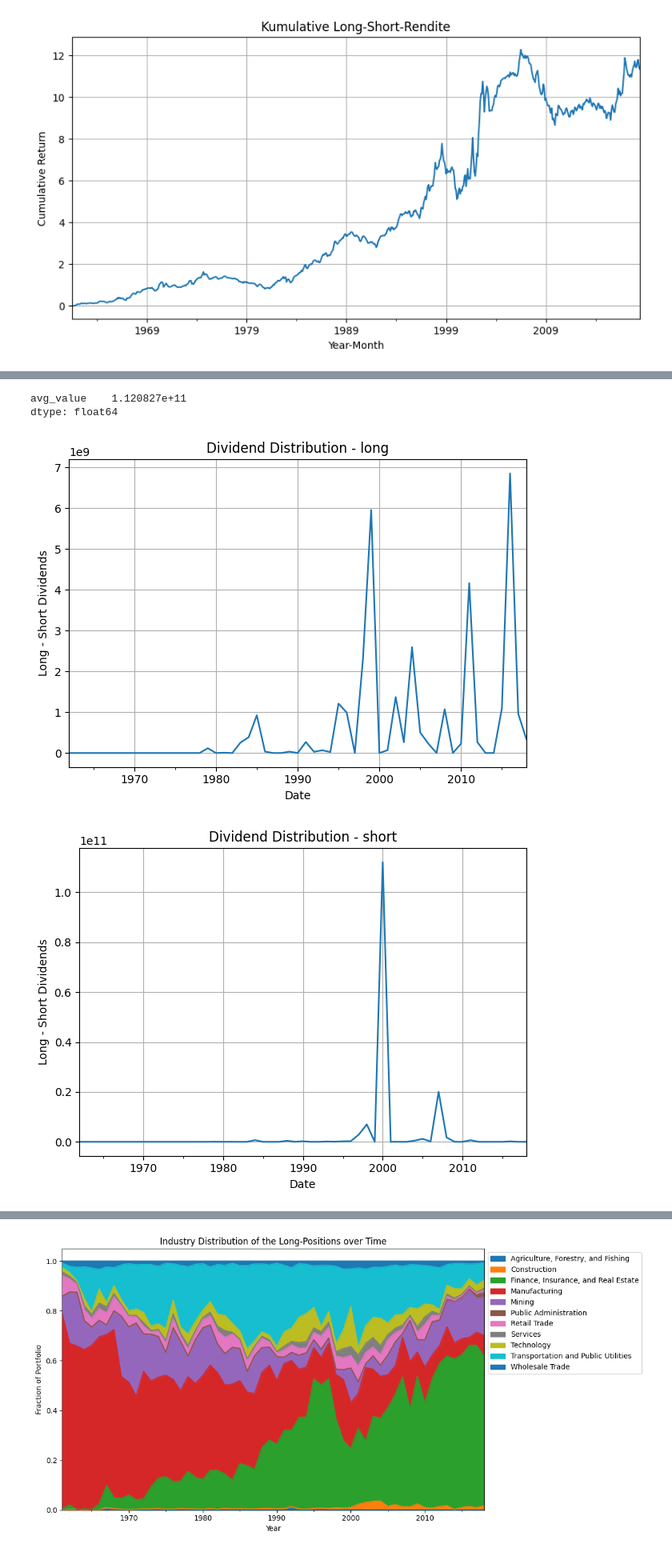
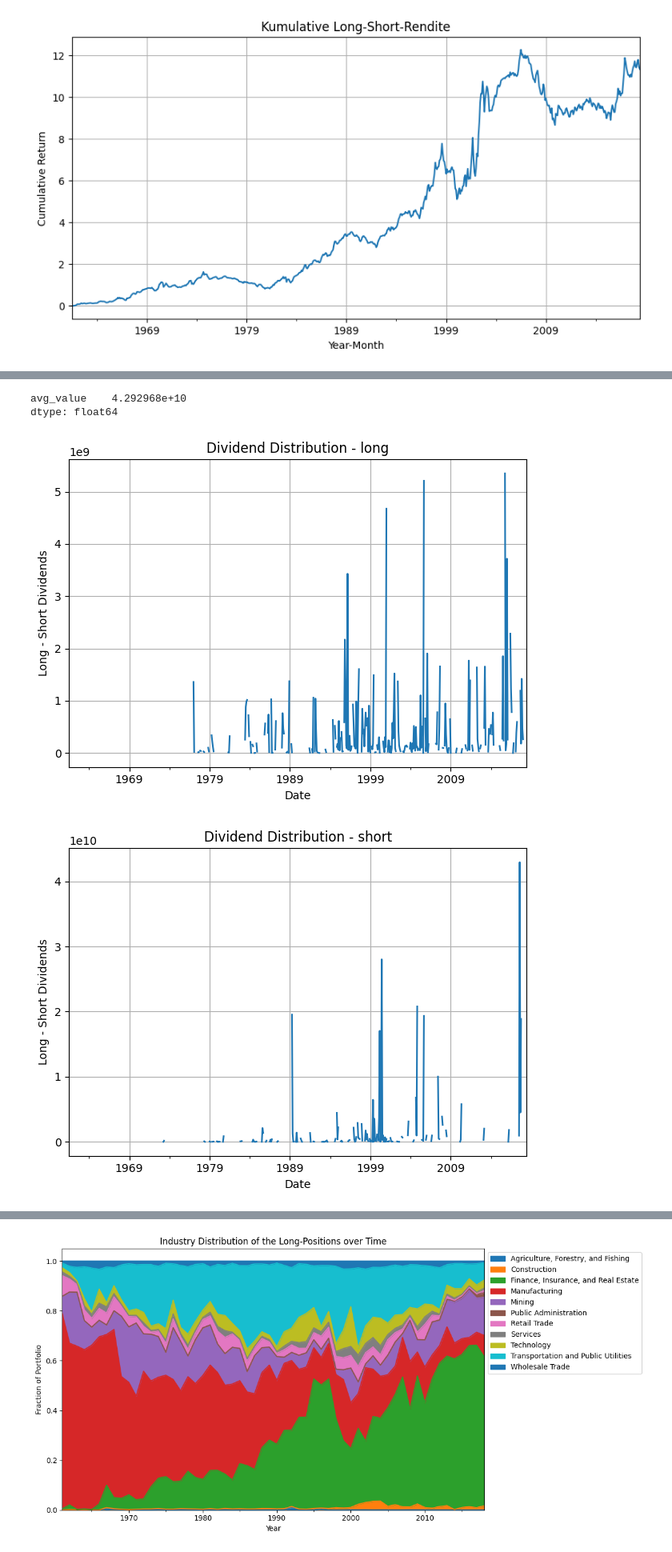
Before and after one commit to justusschenk/valueinvesting, a Jupyter notebook: Portfolio-composition.ipynb, the cells around one changed output, grey strips where cells are left out. Shown at 80% size. Cells and saved outputs as stored; diff of their text form; code cells hidden in the pictures.

```diff
--- a/Portfolio-composition.ipynb
+++ b/Portfolio-composition.ipynb
@@ -764,7 +826,13 @@ plt.grid(True)
 plt.tight_layout()
 plt.show()
 
+df_div_m_long_ts = pd.DataFrame(dividends_m_long_ts)
+df_div_m_long_ts.set_index("date", inplace=True)
+df_div_m_long_ts.index = pd.to_datetime(df_div_m_long_ts.index)
 
+df_div_m_short_ts = pd.DataFrame(dividends_m_short_ts)
+df_div_m_short_ts.set_index("date", inplace=True)
+df_div_m_short_ts.index = pd.to_datetime(df_div_m_short_ts.index)
 
 
 #Portfolio Weighted Bookvalue at time t for portfolios built at t-1 - long
@@ -899,9 +967,9 @@ df_portfolio_value_long = df_portfolio_value_long.sort_index()
 df_portfolio_value_short = df_portfolio_value_short.sort_index()
 
 # Sicherstellen, dass alle Inputs Series mit korrektem Index sind
-long_val = df_portfolio_value_long.squeeze()
+long_val = df_price_long_ts.squeeze()
 long_div = df_dividends_long_ts.squeeze()
-short_val = df_portfolio_value_short.squeeze()
+short_val = df_price_short_ts.squeeze()
 short_div = df_dividends_short_ts.squeeze()
 
 # Index angleichen (falls nötig)
@@ -914,6 +982,8 @@ log_ret_short = np.log(short_val + short_div) - np.log((short_val).shift(1))
 
 # Portfolio-Log-Return: Long - Short
 portfolio_log_returns = log_ret_long - log_ret_short
+df_portfolio_log_returns = pd.DataFrame(portfolio_log_returns)
+portfolio_log_returns_ann = df_portfolio_log_returns.resample('A-JUN').last()
  #!!!!!!!!!!!!!!!!!!!!!!!!!!!!!!!!!!!!!!
 
 # Make sure all relevant columns are numeric
@@ -928,7 +998,7 @@ df_price_short_ts = df_price_short_ts.apply(pd.to_numeric, errors='coerce')
 df_price_minus_short_ts = df_price_minus_short_ts.apply(pd.to_numeric, errors='coerce')
 df_dividends_short_ts = df_dividends_short_ts.apply(pd.to_numeric, errors='coerce')
 
-# Align indexes if needed
+"""# Align indexes if needed
 common_index = df_bookvalue_long_ts.index.intersection(df_price_long_ts.index)
 df_bookvalue_long_ts = df_bookvalue_long_ts.loc[common_index]
 df_bookvalue_minus_long_ts = df_bookvalue_minus_long_ts.loc[common_index]
@@ -940,7 +1010,7 @@ df_bookvalue_short_ts = df_bookvalue_short_ts.loc[common_index]
 df_bookvalue_minus_short_ts = df_bookvalue_minus_short_ts.loc[common_index]
 df_price_short_ts = df_price_short_ts.loc[common_index]
 df_price_minus_short_ts = df_price_minus_short_ts.loc[common_index]
-df_dividends_short_ts = df_dividends_short_ts.loc[common_index]
+df_dividends_short_ts = df_dividends_short_ts.loc[common_index]"""
 
 # Filter zero or negative values to avoid log issues
 valid = (df_bookvalue_long_ts.shift(1) > 0) & (df_price_minus_long_ts > 0)
@@ -994,5 +1064,5 @@ valid &= df_bookvalue_short_ts > 0
-avg_value    1.120827e+11
+avg_value    4.292968e+10
 dtype: float64
-[figure, old version]
+[figure, new version]
-[figure, old version]
+[figure, new version]
 [figure]
```
Also changed, not shown: parts of 23 cells of this notebook.
